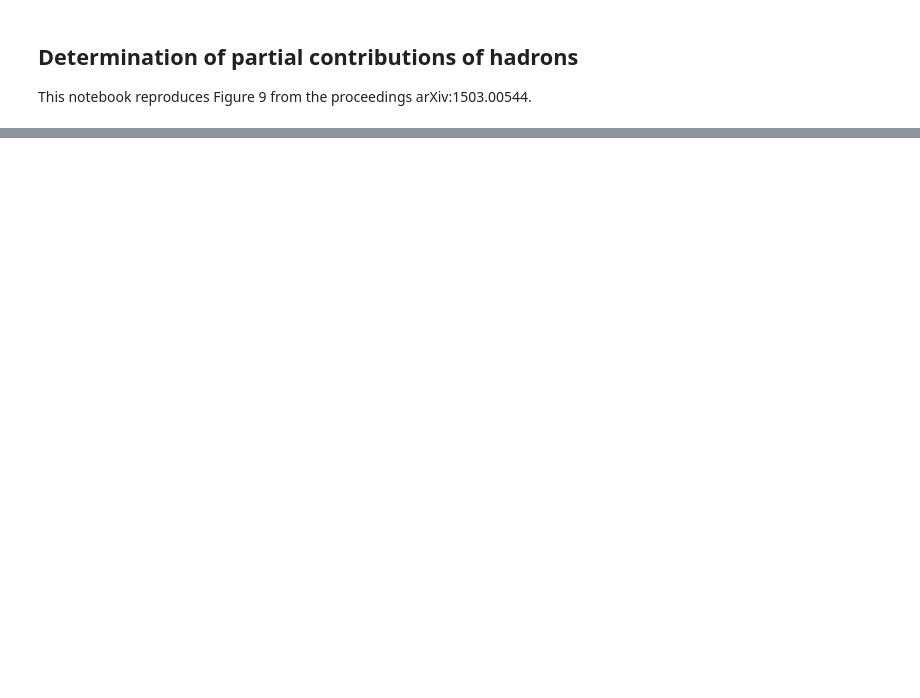
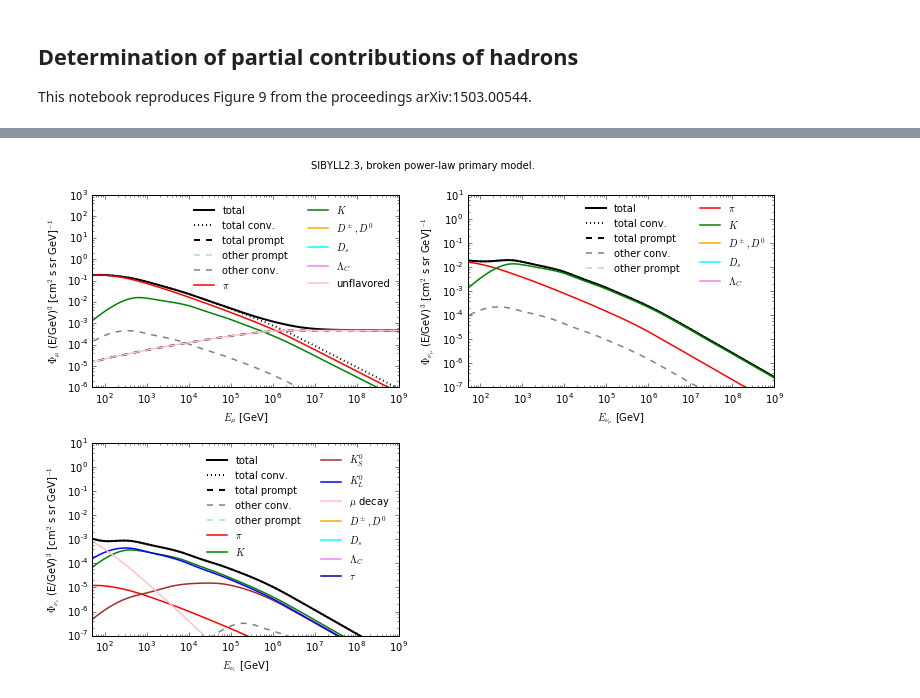
Before and after one commit to mceq-project/MCEq, a Jupyter notebook: examples/partial_hadron_contribution.ipynb, the cells around one changed output, grey strips where cells are left out. Saved outputs shown, nothing was run; the diff lists cells and outputs as text; code cells hidden in the pictures; blank space fills up the shorter version.

Commit message:
Running v1 distribution. SIBYLL 2.3 fixed
Former-commit-id: 8e2d246064f6f46a1c220d676285821ccbf7616c

```diff
--- a/examples/partial_hadron_contribution.ipynb
+++ b/examples/partial_hadron_contribution.ipynb
@@ -21,7 +21,7 @@ import CRFluxModels as pm
 # %%
 mceq_run = MCEqRun(
 #provide the string of the interaction model
-interaction_model='DPMJET-III',
+interaction_model='SIBYLL2.3',
 #primary cosmic ray flux model
 #support a tuple (primary model class (not instance!), arguments)
 primary_model=(pm.Thunman, None),
@@ -158,8 +194,7 @@ nue_k = mceq_run.get_solution('k_nue', mag) + \
 fig = plt.figure(figsize=(11, 7.5))
 fig.set_tight_layout(dict(rect=[0.01, 0.01, 0.97, 0.95]))
 e_grid = mceq_run.e_grid
-plt.suptitle('{0} atmospheric lepton fluxes, {1} primary flux model.'.format(mceq_run.iamodel_name,
-                                                                             mceq_run.pmodel.sname))
+plt.suptitle('{0}, broken power-law primary model.'.format(mceq_run.iamodel_name))
 plt.subplot(221)
 plt.plot(e_grid, mu_total, ls='-', lw=2, color='black', label='total')
 plt.plot(e_grid, mu_conv, ls='dotted', lw=2, color='black', label=r'total conv.')
@@ -175,7 +210,7 @@ plt.plot(e_grid, mu_obs['unflavored'], ls='-', lw=1.5, color='pink', label=r'unf
 
 plt.loglog()
 plt.xlabel(r"$E_{\mu}$ [GeV]")
-plt.ylabel(r"$\Phi_{\mu}$ (E/GeV)$^{" + str(mag) + "}$ (cm$^{2}$ s sr GeV)$^{-1}$")
+plt.ylabel(r"$\Phi_{\mu}$ (E/GeV)$^{" + str(mag) + "}$ [cm$^{2}$ s sr GeV]$^{-1}$")
 plt.xlim([50, 1e9])
 plt.ylim([1e-6, 1e3])
 plt.legend(loc='upper right', frameon=False, numpoints=1, ncol=2)
@@ -193,49 +228,51 @@ plt.plot(e_grid, numu_obs['$D_s$'], ls='-', lw=1.5, color='cyan', label=r'$D_s$'
 plt.plot(e_grid, numu_obs['$\\Lambda_C$'], ls='-', lw=1.5, color='violet', label=r'$\Lambda_C$')
 plt.loglog()
 plt.xlabel(r"$E_{\nu_{\mu}}$ [GeV]")
-plt.ylabel(r"$\Phi_{\nu_{\mu}}$ (E/GeV)$^{" + str(mag) + "}$ (cm$^{2}$ s sr GeV)$^{-1}$")
+plt.ylabel(r"$\Phi_{\nu_{\mu}}$ (E/GeV)$^{" + str(mag) + "}$ [cm$^{2}$ s sr GeV]$^{-1}$")
 plt.xlim([50, 1e9])
 plt.ylim([1e-7, 1e1])
 plt.legend(loc='upper right', frameon=False, numpoints=1, ncol=2)
 
 plt.subplot(223)
 plt.plot(e_grid, nue_total, ls='-', lw=2, color='black', label='total')
 plt.plot(e_grid, nue_conv, ls='dotted', lw=2, color='black', label=r'total conv.')
 plt.plot(e_grid, nue_prompt, ls='--', lw=2, color='black', label='total prompt')
 plt.plot(e_grid, nue_obs['other conv. nue'], ls='--', lw=1.5, color='grey', label=r'other conv.')
 plt.plot(e_grid, nue_obs['other prompt'], ls='--', lw=1.5, color='lightblue', label=r'other prompt')
 plt.plot(e_grid, nue_pi, ls='-', lw=1.5, color='red', label=r'$\pi$')
 plt.plot(e_grid, nue_k, ls='-', lw=1.5, color='green', label=r'$K$')
 plt.plot(e_grid, nue_obs['$K^0_s$'], ls='-', lw=1.5, color='brown', label=r'$K^0_S$')
 plt.plot(e_grid, nue_obs['$K^0_L$'], ls='-', lw=1.5, color='blue', label=r'$K^0_L$')
-# plt.plot(e_grid, nue_obs['$\\mu$ decay'], ls='-', lw=1.5, color='pink', label=r'$\mu$ decay')
+plt.plot(e_grid, nue_obs['$\\mu$ decay'], ls='-', lw=1.5, color='pink', label=r'$\mu$ decay')
 plt.plot(e_grid, nue_obs['$D^\\pm + D^0$'], ls='-', lw=1.5, color='orange', label=r'$D^\pm, D^0$')
 plt.plot(e_grid, nue_obs['$D_s$'], ls='-', lw=1.5, color='cyan', label=r'$D_s$')
 plt.plot(e_grid, nue_obs['$\\Lambda_C$'], ls='-', lw=1.5, color='violet', label=r'$\Lambda_C$')
 plt.plot(e_grid, nue_obs["tau decay"], ls='-', lw=1.5, color='darkblue', label=r'$\tau$')
 
 plt.loglog()
 plt.xlabel(r"$E_{\nu_{e}}$ [GeV]")
-plt.ylabel(r"$\Phi_{\nu_{e}}$ (E/GeV)$^{" + str(mag) + "}$ (cm$^{2}$ s sr GeV)$^{-1}$")
+plt.ylabel(r"$\Phi_{\nu_{e}}$ (E/GeV)$^{" + str(mag) + "}$ [cm$^{2}$ s sr GeV]$^{-1}$")
 plt.xlim([50, 1e9])
 plt.ylim([1e-7, 1e1])
 plt.legend(loc=1, frameon=False, numpoints=1, ncol=3)
 
-plt.subplot(224)
-plt.plot(e_grid, nutau_total, ls='-', lw=2, color='black', alpha=0.6, label='total')
-plt.plot(e_grid, nutau_obs["tau decay"], ls='-', lw=1.5, color='darkblue', label=r'$\tau$')
-plt.plot(e_grid, nutau_obs['$D^\\pm + D^0$'], ls='-', lw=1.5, color='orange', label=r'$D^\pm, D^0$')
-plt.plot(e_grid, nutau_obs['$D_s$'], ls='-', lw=1.5, color='cyan', label=r'$D_s$')
+# plt.subplot(224)
+# plt.plot(e_grid, nutau_total, ls='-', lw=2, color='black', alpha=0.6, label='total')
+# plt.plot(e_grid, nutau_obs["tau decay"], ls='-', lw=1.5, color='darkblue', label=r'$\tau$')
+# plt.plot(e_grid, nutau_obs['$D^\\pm + D^0$'], ls='-', lw=1.5, color='orange', label=r'$D^\pm, D^0$')
+# plt.plot(e_grid, nutau_obs['$D_s$'], ls='-', lw=1.5, color='cyan', label=r'$D_s$')
 
 
-plt.loglog()
-plt.xlabel(r"$E_{\nu_{\tau}}$ [GeV]")
-plt.ylabel(r"$\Phi_{\nu_{\tau}}$ (E/GeV)$^{" + str(mag) + "}$ (cm$^{2}$ s sr GeV)$^{-1}$")
-plt.xlim([50, 1e9])
-plt.ylim([1e-9, 1e-2])
+# plt.loglog()
+# plt.xlabel(r"$E_{\nu_{\tau}}$ [GeV]")
+# plt.ylabel(r"$\Phi_{\nu_{\tau}}$ (E/GeV)$^{" + str(mag) + "}$ [cm$^{2}$ s sr GeV]$^{-1}$")
+# plt.xlim([50, 1e9])
+# plt.ylim([1e-9, 1e-2])
 plt.legend(loc=1, frameon=False, numpoints=1, ncol=2)
-
-plt.savefig('/Users/afedynitch/OneDrive/Dokumente/Plots/results_chapter/detailed_flux_dpmjet3.pdf')
+save('details_SIBYLL2.3')
+# plt.savefig('/Users/afedynitch/OneDrive/Dokumente/Plots/results_chapter/detailed_flux_dpmjet3.pdf')
+# %% [output]
+[figure, added]
 # %%
 fig = plt.figure(figsize=(5.5, 3.75))
 plt.plot(e_grid, mu_total, ls='-', lw=2, color='black', label='total')
```
Also changed, not shown: parts of 8 cells of this notebook, 7 other files.
